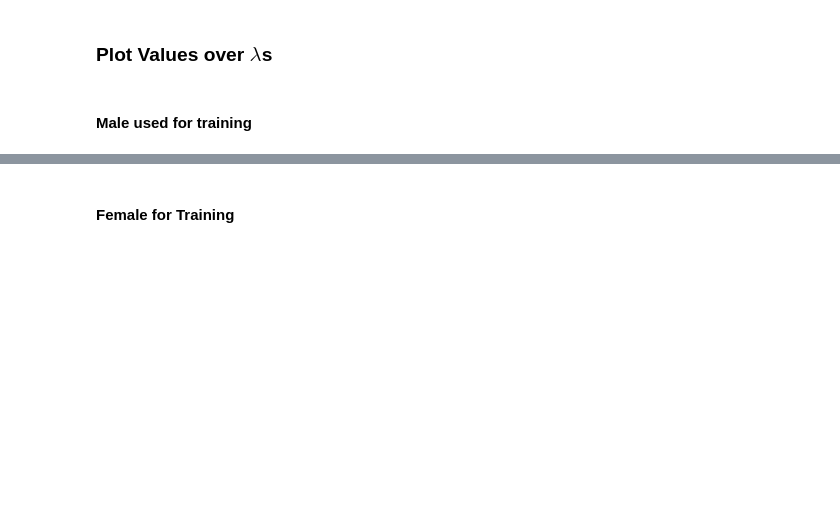
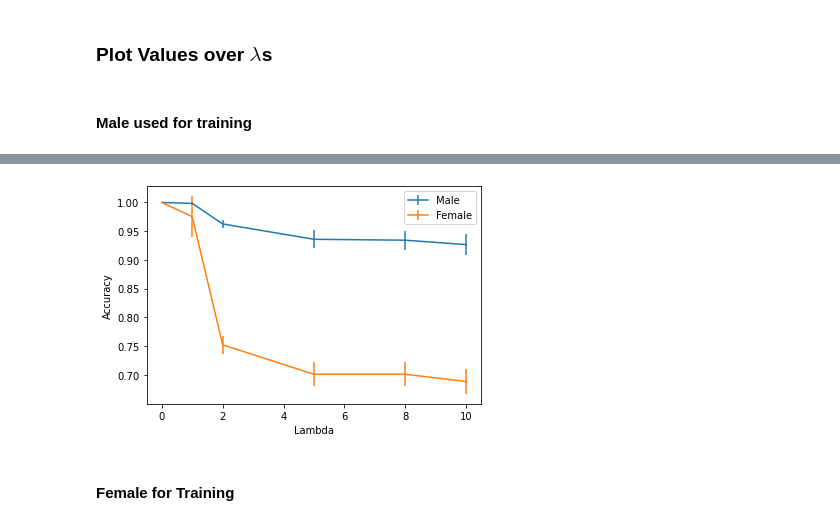
Before and after one commit to shuo-zhou/GSDA-Lateralization, a Jupyter notebook: Plot.ipynb, the cells around one changed output, grey strips where cells are left out. Cells and saved outputs as stored; diff of their text form; code cells hidden in the pictures; blank space fills up the shorter version.

```diff
--- a/Plot.ipynb
+++ b/Plot.ipynb
@@ -159,3 +192,16 @@ plt.show()
+# %%
+fig = plt.figure()
+
+plt.errorbar(lambdas, res['acc_ic_os_mean'], yerr=res['acc_ic_os_std'], label='Male')
+plt.errorbar(lambdas, res['acc_oc_os_mean'], yerr=res['acc_oc_os_std'], label='Female')
+plt.legend(loc=1)
+plt.xlabel("Lambda")
+plt.ylabel("Accuracy")
+plt.savefig('core_acc_m_os.pdf', format='pdf', bbox_inches='tight')
+plt.savefig('core_acc_m_os.png', format='png', bbox_inches='tight')
+plt.show()
+# %% [output]
+[figure, added]
 # %% [markdown]
 #### Female for Training
 # %%
```
Also changed, not shown: parts of 10 cells of this notebook, 7 other files.
